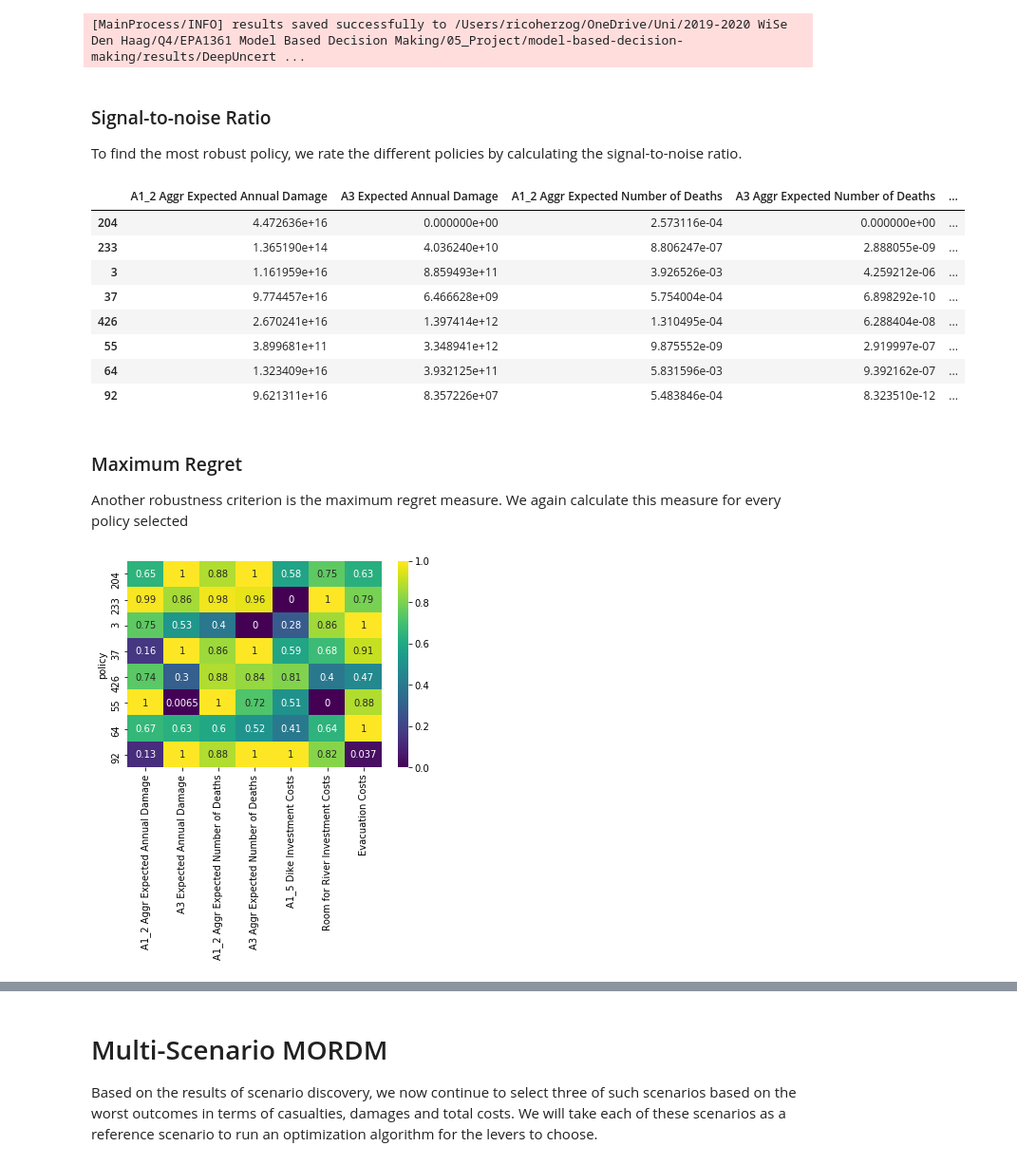
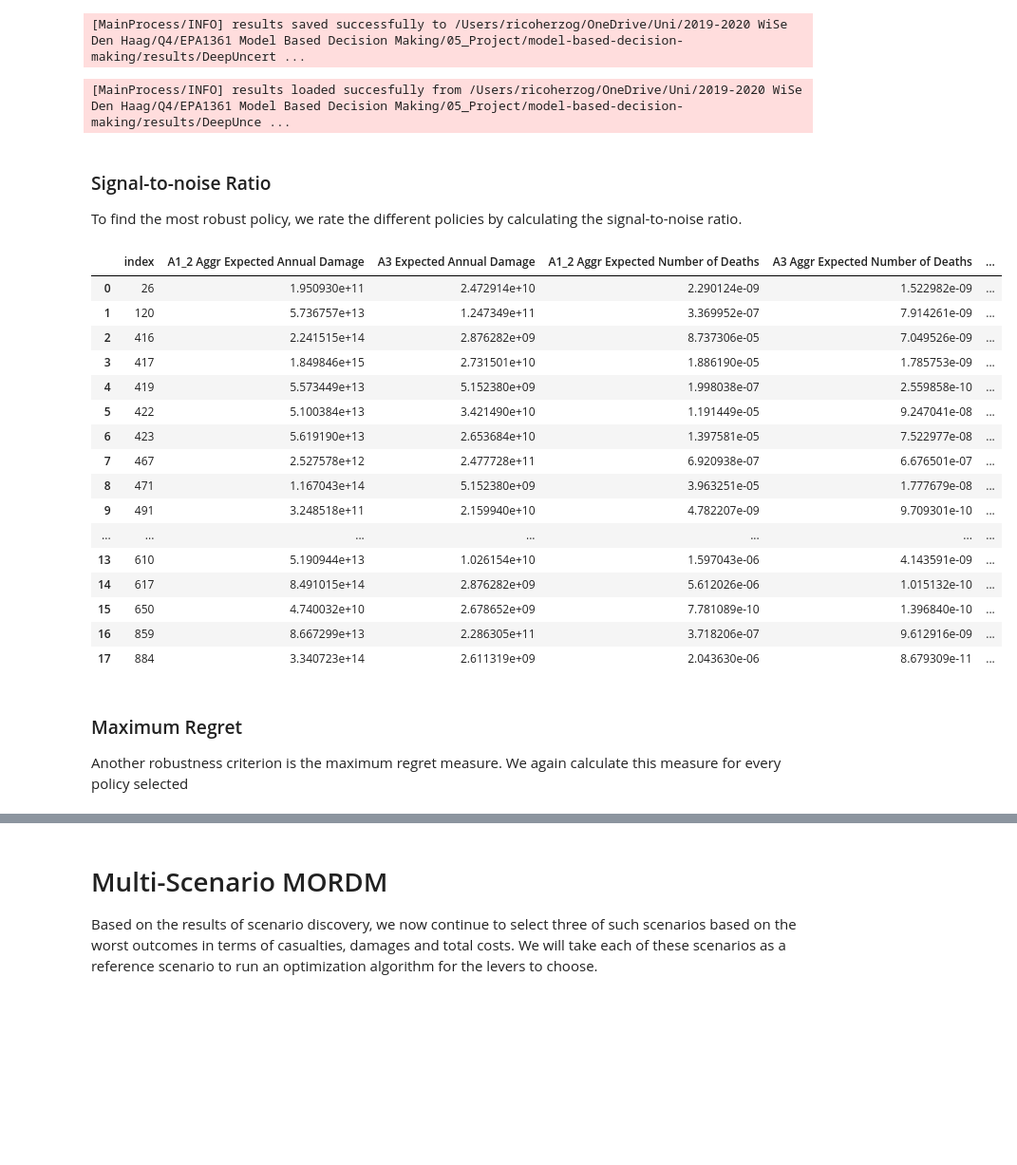
Before and after one commit to herzogrh/model-based-decision-making, a Jupyter notebook: model/2 - Multi-Scenario MORDM Gelderland.ipynb, the cells around one changed output, grey strips where cells are left out. Shown at 95% size. Saved outputs shown, nothing was run; the diff lists cells and outputs as text; code cells hidden in the pictures; blank space fills up the shorter version.

Commit message:
Gelderland Run

```diff
--- a/model/2 - Multi-Scenario MORDM Gelderland.ipynb
+++ b/model/2 - Multi-Scenario MORDM Gelderland.ipynb
@@ -173,6 +169,11 @@ with MultiprocessingEvaluator(dike_model) as evaluator:
 save_results(results, "../results/DeepUncertainty8policies_"+str(n_scenarios)+"scenarios_Gelderland.tar.gz")
 # %% [output]
 [MainProcess/INFO] results saved successfully to /Users/ricoherzog/OneDrive/Uni/2019-2020 WiSe Den Haag/Q4/EPA1361 Model Based Decision Making/05_Project/model-based-decision-making/results/DeepUncert ...
+# %%
+#Load results
+results = load_results("../results/DeepUncertainty8policies_"+str(n_scenarios)+"scenarios_Gelderland.tar.gz")
+# %% [output]
+[MainProcess/INFO] results loaded succesfully from /Users/ricoherzog/OneDrive/Uni/2019-2020 WiSe Den Haag/Q4/EPA1361 Model Based Decision Making/05_Project/model-based-decision-making/results/DeepUnce ...
 # %% [markdown]
 ### Signal-to-noise Ratio
 To find the most robust policy, we rate the different policies by calculating the signal-to-noise ratio.
@@ -188,27 +189,36 @@ def s_to_n(data, direction):
 # %%
 experiments, outcomes = results
 
 overall_scores = {}
 for policy in np.unique(experiments['policy']):
     scores = {}
 
     logical = experiments['policy']==policy
 
     for outcome in dike_model.outcomes:
         value  = outcomes[outcome.name][logical]
         sn_ratio = s_to_n(value, outcome.kind)
         scores[outcome.name] = sn_ratio
     overall_scores[policy] = scores
 scores = pd.DataFrame.from_dict(overall_scores).T
+scores = scores.reset_index()
 scores
 # %% [output]
-|  | A1_2 Aggr Expected Annual Damage | A3 Expected Annual Damage | A1_2 Aggr Expected Number of Deaths | A3 Aggr Expected Number of Deaths | ... |
-| 204 | 4.472636e+16 | 0.000000e+00 | 2.573116e-04 | 0.000000e+00 | ... |
-| 233 | 1.365190e+14 | 4.036240e+10 | 8.806247e-07 | 2.888055e-09 | ... |
-| 3 | 1.161959e+16 | 8.859493e+11 | 3.926526e-03 | 4.259212e-06 | ... |
-| 37 | 9.774457e+16 | 6.466628e+09 | 5.754004e-04 | 6.898292e-10 | ... |
-| 426 | 2.670241e+16 | 1.397414e+12 | 1.310495e-04 | 6.288404e-08 | ... |
-| 55 | 3.899681e+11 | 3.348941e+12 | 9.875552e-09 | 2.919997e-07 | ... |
-| 64 | 1.323409e+16 | 3.932125e+11 | 5.831596e-03 | 9.392162e-07 | ... |
-| 92 | 9.621311e+16 | 8.357226e+07 | 5.483846e-04 | 8.323510e-12 | ... |
+|  | index | A1_2 Aggr Expected Annual Damage | A3 Expected Annual Damage | A1_2 Aggr Expected Number of Deaths | A3 Aggr Expected Number of Deaths | ... |
+| 0 | 26 | 1.950930e+11 | 2.472914e+10 | 2.290124e-09 | 1.522982e-09 | ... |
+| 1 | 120 | 5.736757e+13 | 1.247349e+11 | 3.369952e-07 | 7.914261e-09 | ... |
+| 2 | 416 | 2.241515e+14 | 2.876282e+09 | 8.737306e-05 | 7.049526e-09 | ... |
+| 3 | 417 | 1.849846e+15 | 2.731501e+10 | 1.886190e-05 | 1.785753e-09 | ... |
+| 4 | 419 | 5.573449e+13 | 5.152380e+09 | 1.998038e-07 | 2.559858e-10 | ... |
+| 5 | 422 | 5.100384e+13 | 3.421490e+10 | 1.191449e-05 | 9.247041e-08 | ... |
+| 6 | 423 | 5.619190e+13 | 2.653684e+10 | 1.397581e-05 | 7.522977e-08 | ... |
+| 7 | 467 | 2.527578e+12 | 2.477728e+11 | 6.920938e-07 | 6.676501e-07 | ... |
+| 8 | 471 | 1.167043e+14 | 5.152380e+09 | 3.963251e-05 | 1.777679e-08 | ... |
+| 9 | 491 | 3.248518e+11 | 2.159940e+10 | 4.782207e-09 | 9.709301e-10 | ... |
+| ... | ... | ... | ... | ... | ... | ... |
+| 13 | 610 | 5.190944e+13 | 1.026154e+10 | 1.597043e-06 | 4.143591e-09 | ... |
+| 14 | 617 | 8.491015e+14 | 2.876282e+09 | 5.612026e-06 | 1.015132e-10 | ... |
+| 15 | 650 | 4.740032e+10 | 2.678652e+09 | 7.781089e-10 | 1.396840e-10 | ... |
+| 16 | 859 | 8.667299e+13 | 2.286305e+11 | 3.718206e-07 | 9.612916e-09 | ... |
+| 17 | 884 | 3.340723e+14 | 2.611319e+09 | 2.043630e-06 | 8.679309e-11 | ... |
 # %%
@@ -243,7 +253,4 @@ for outcome in dike_model.outcomes:
     max_regret[outcome.name] = outcome_regret.max()
 # %%
 max_regret = pd.DataFrame(max_regret)
-sns.heatmap(max_regret/max_regret.max(), cmap='viridis', annot=True)
-plt.show()
+max_regret = max_regret.reindex()
-# %% [output]
-[figure, removed]
```
Also changed, not shown: parts of 20 cells of this notebook, 4 other files.
